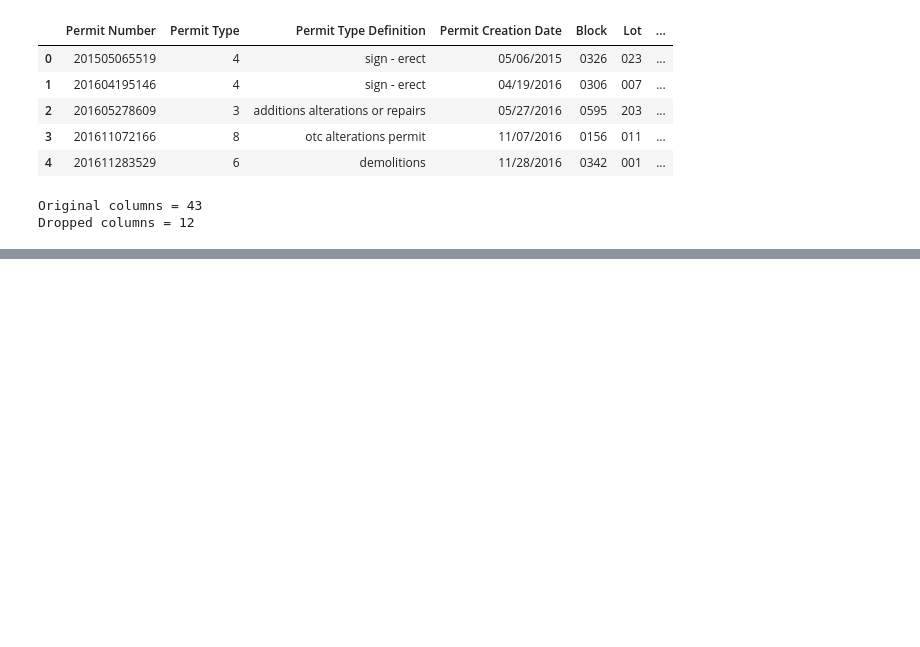
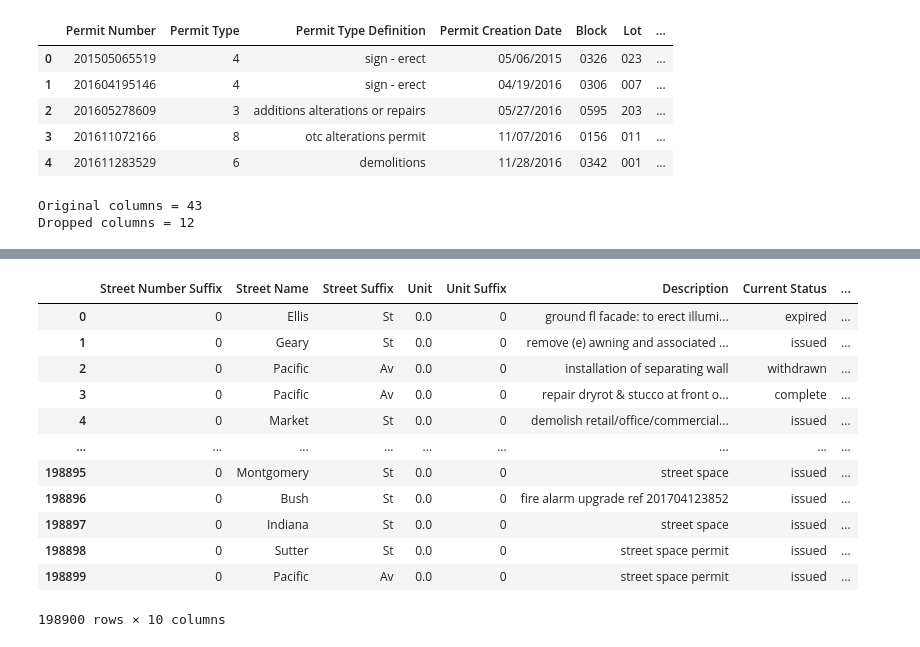
Before and after one commit to saurav1066/Data-Science-, a Jupyter notebook: data-cleaning.ipynb, the cells around one changed output, grey strips where cells are left out. Saved outputs shown, nothing was run; the diff lists cells and outputs as text; code cells hidden in the pictures; blank space fills up the shorter version.

```diff
--- a/data-cleaning.ipynb
+++ b/data-cleaning.ipynb
@@ -116,3 +116,9 @@ print(f"Dropped columns = {columns_with_nan_dropped.shape[1]} ")
 # %% [output]
 Original columns = 43
 Dropped columns = 12
+# %%
+#Another option than dropping the columns could be adding the missing values automatically
+#lets take a small subset and try that
+
+subset_data = building_permits.loc[:,'Street Number Suffix':'Issued Date']
+subset_data.head()
@@ -118,0 +132,17 @@ Dropped columns = 12
+# %%
+#using pandas to fill Na's with 0(This could be an alternative)
+subset_data.fillna(0)
+# %% [output]
+|  | Street Number Suffix | Street Name | Street Suffix | Unit | Unit Suffix | Description | Current Status | ... |
+| 0 | 0 | Ellis | St | 0.0 | 0 | ground fl facade: to erect illumi... | expired | ... |
+| 1 | 0 | Geary | St | 0.0 | 0 | remove (e) awning and associated ... | issued | ... |
+| 2 | 0 | Pacific | Av | 0.0 | 0 | installation of separating wall | withdrawn | ... |
+| 3 | 0 | Pacific | Av | 0.0 | 0 | repair dryrot & stucco at front o... | complete | ... |
+| 4 | 0 | Market | St | 0.0 | 0 | demolish retail/office/commercial... | issued | ... |
+| ... | ... | ... | ... | ... | ... | ... | ... | ... |
+| 198895 | 0 | Montgomery | St | 0.0 | 0 | street space | issued | ... |
+| 198896 | 0 | Bush | St | 0.0 | 0 | fire alarm upgrade ref 201704123852 | issued | ... |
+| 198897 | 0 | Indiana | St | 0.0 | 0 | street space | issued | ... |
+| 198898 | 0 | Sutter | St | 0.0 | 0 | street space permit | issued | ... |
+| 198899 | 0 | Pacific | Av | 0.0 | 0 | street space permit | issued | ... |
+198900 rows × 10 columns
```
Also changed, not shown: parts of 4 cells of this notebook.
